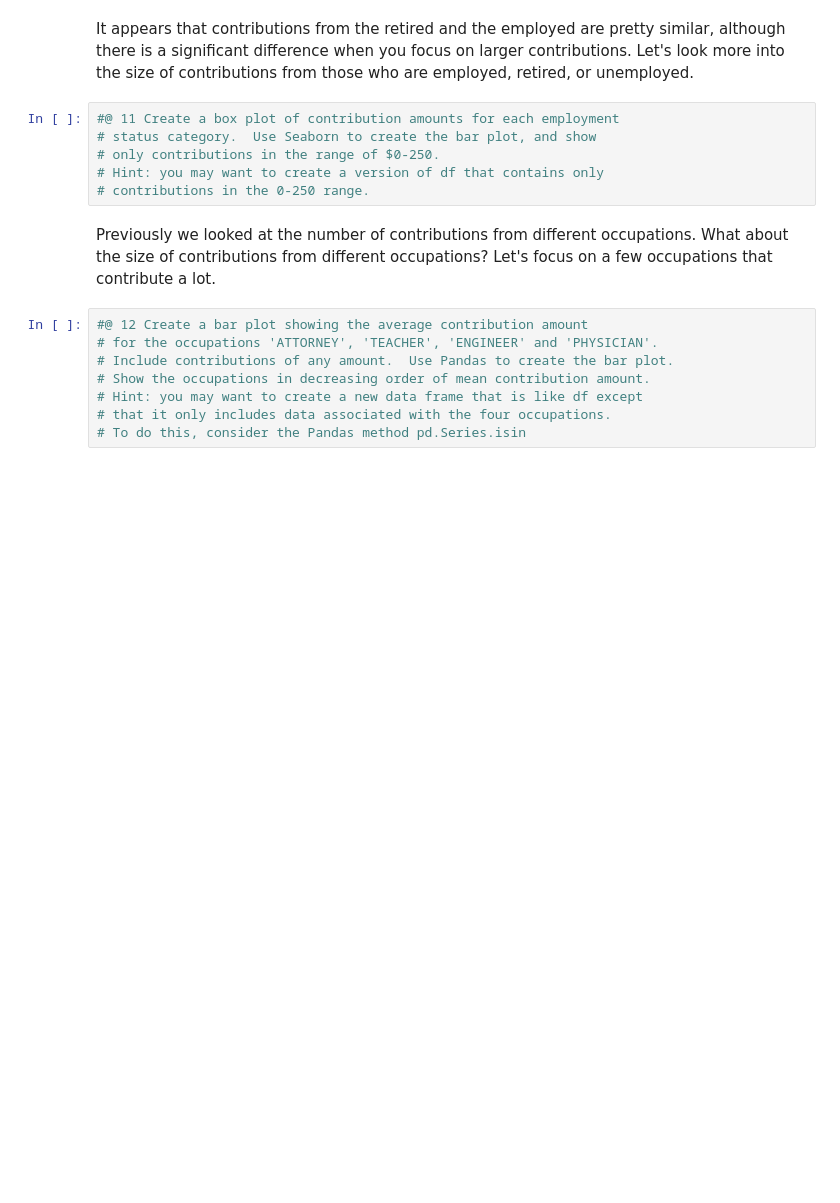
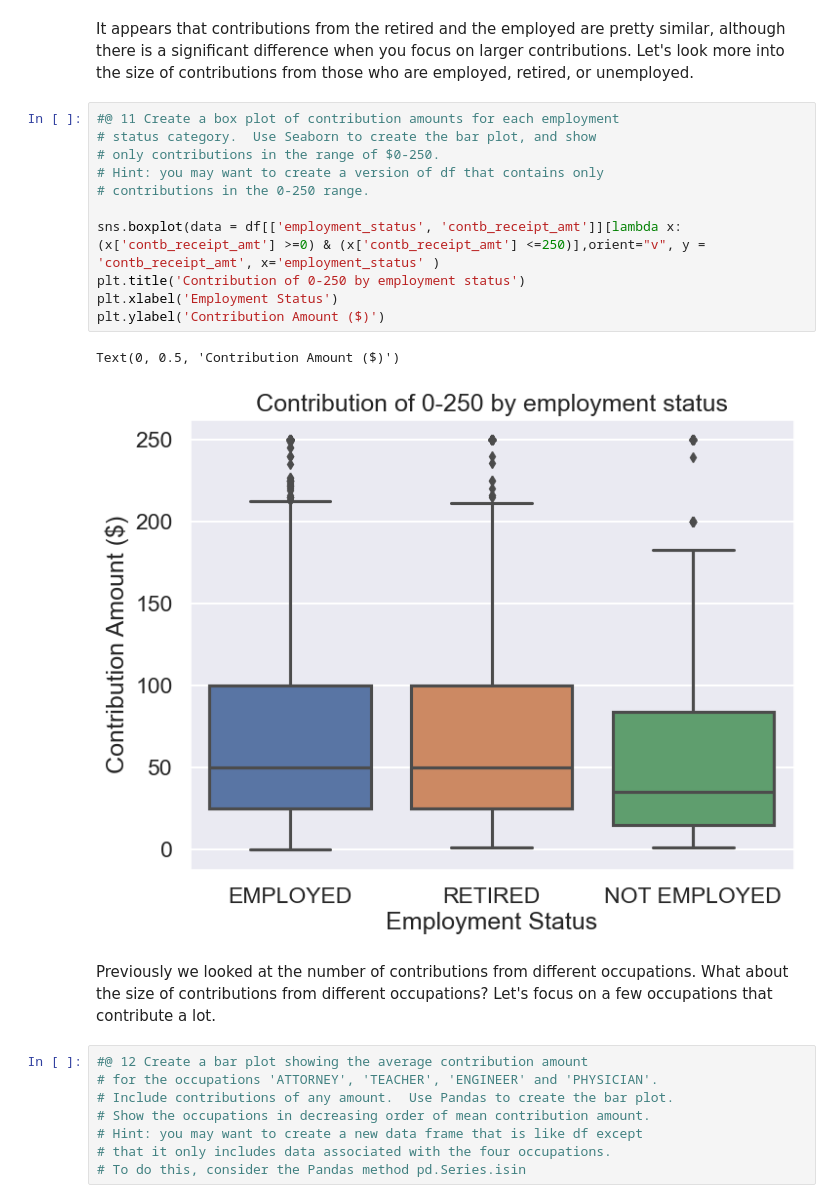
Before and after one commit to olivesdad/CS383, a Jupyter notebook: Homework/wk5/campaign-exploration.ipynb, the cells around one changed output. Saved outputs shown, nothing was run; the diff lists cells and outputs as text; blank space fills up the shorter version.

```diff
--- a/Homework/wk5/campaign-exploration.ipynb
+++ b/Homework/wk5/campaign-exploration.ipynb
@@ -199,9 +207,17 @@ It appears that contributions from the retired and the employed are pretty simil
 # %%
 #@ 11 Create a box plot of contribution amounts for each employment
 # status category.  Use Seaborn to create the bar plot, and show
 # only contributions in the range of $0-250.
 # Hint: you may want to create a version of df that contains only
 # contributions in the 0-250 range.
+
+sns.boxplot(data = df[['employment_status', 'contb_receipt_amt']][lambda x: (x['contb_receipt_amt'] >=0) & (x['contb_receipt_amt'] <=250)],orient="v", y = 'contb_receipt_amt', x='employment_status' )
+plt.title('Contribution of 0-250 by employment status')
+plt.xlabel('Employment Status')
+plt.ylabel('Contribution Amount ($)')
+# %% [output]
+Text(0, 0.5, 'Contribution Amount ($)')
+[figure, added]
 # %% [markdown]
 Previously we looked at the number of contributions from different occupations.  What about the size of contributions from different occupations?  Let's focus on a few occupations that contribute a lot.
 # %%
```
Also changed, not shown: parts of 2 cells of this notebook.
